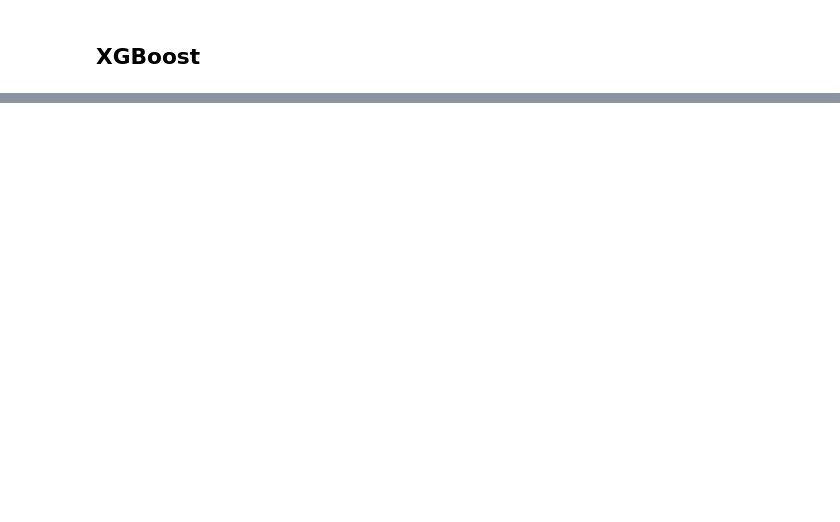
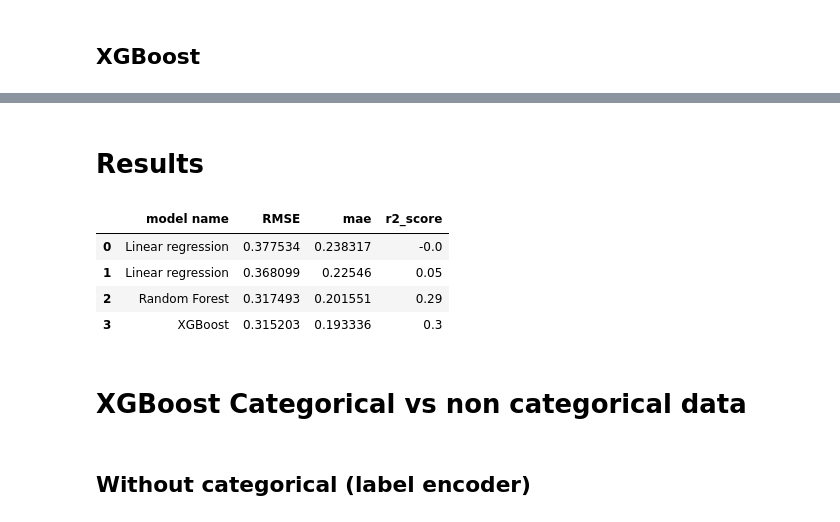
Before and after one commit to rudydesplan/book_rating, a Jupyter notebook: models.ipynb, the cells around one changed output, grey strips where cells are left out. Drawn from its saved outputs; the diff is of its cells as text; code cells hidden in the pictures; blank space fills up the shorter version.

Commit message:
Export model, organize models notbook, add LE

```diff
--- a/models.ipynb
+++ b/models.ipynb
@@ -56,0 +64,16 @@ array([3.93, 3.93, 3.93, ..., 3.93, 3.93, 3.93])
+# %%
+# calculate errors
+errors = mean_squared_error(y_test,y_pred)
+rmse = math.sqrt(errors)
+print(f'RMSE : {rmse}')
+mae = mean_absolute_error(y_test,y_pred)
+print(f'mae : {mae}')
+r2 = r2_score(y_test,y_pred).round(2)
+print(f'r2_score : {r2}')
+
+# Create dictionnary to aggregte all result
+dict = {'model name' : 'Linear regression','RMSE':rmse,'mae':mae,'r2_score':r2 }
+global_result.loc[len(global_result)] = pd.Series(data=dict,index=dict.keys())
+
+pred = pd.DataFrame({'Actual': y_test.tolist(), 'Predicted': y_pred.tolist()}).head(25)
+print(pred.head(5))
@@ -56,0 +101,16 @@ array([3.93, 3.93, 3.93, ..., 3.93, 3.93, 3.93])
+# %%
+# calculate errors
+errors = mean_squared_error(y_test,y_pred)
+rmse = math.sqrt(errors)
+print(f'RMSE : {rmse}')
+mae = mean_absolute_error(y_test,y_pred)
+print(f'mae : {mae}')
+r2 = r2_score(y_test,y_pred).round(2)
+print(f'r2_score : {r2}')
+
+# Create dictionnary to aggregte all result
+dict = {'model name' : 'Linear regression','RMSE':rmse,'mae':mae,'r2_score':r2 }
+global_result.loc[len(global_result)] = pd.Series(data=dict,index=dict.keys())
+
+pred = pd.DataFrame({'Actual': y_test.tolist(), 'Predicted': y_pred.tolist()}).head(25)
+print(pred.head(10))
@@ -213,0 +302,10 @@ r2_score : 0.22
+# %% [markdown]
+# Results
+# %%
+global_result
+# %% [output]
+|  | model name | RMSE | mae | r2_score |
+| 0 | Linear regression | 0.377534 | 0.238317 | -0.0 |
+| 1 | Linear regression | 0.368099 | 0.22546 | 0.05 |
+| 2 | Random Forest | 0.317493 | 0.201551 | 0.29 |
+| 3 | XGBoost | 0.315203 | 0.193336 | 0.3 |
@@ -213,0 +369,4 @@ r2_score : 0.22
+# %% [markdown]
+# XGBoost Categorical vs non categorical data
+# %% [markdown]
+## Without categorical (label encoder)
```
Also changed, not shown: parts of 35 cells of this notebook, 5 other files.
